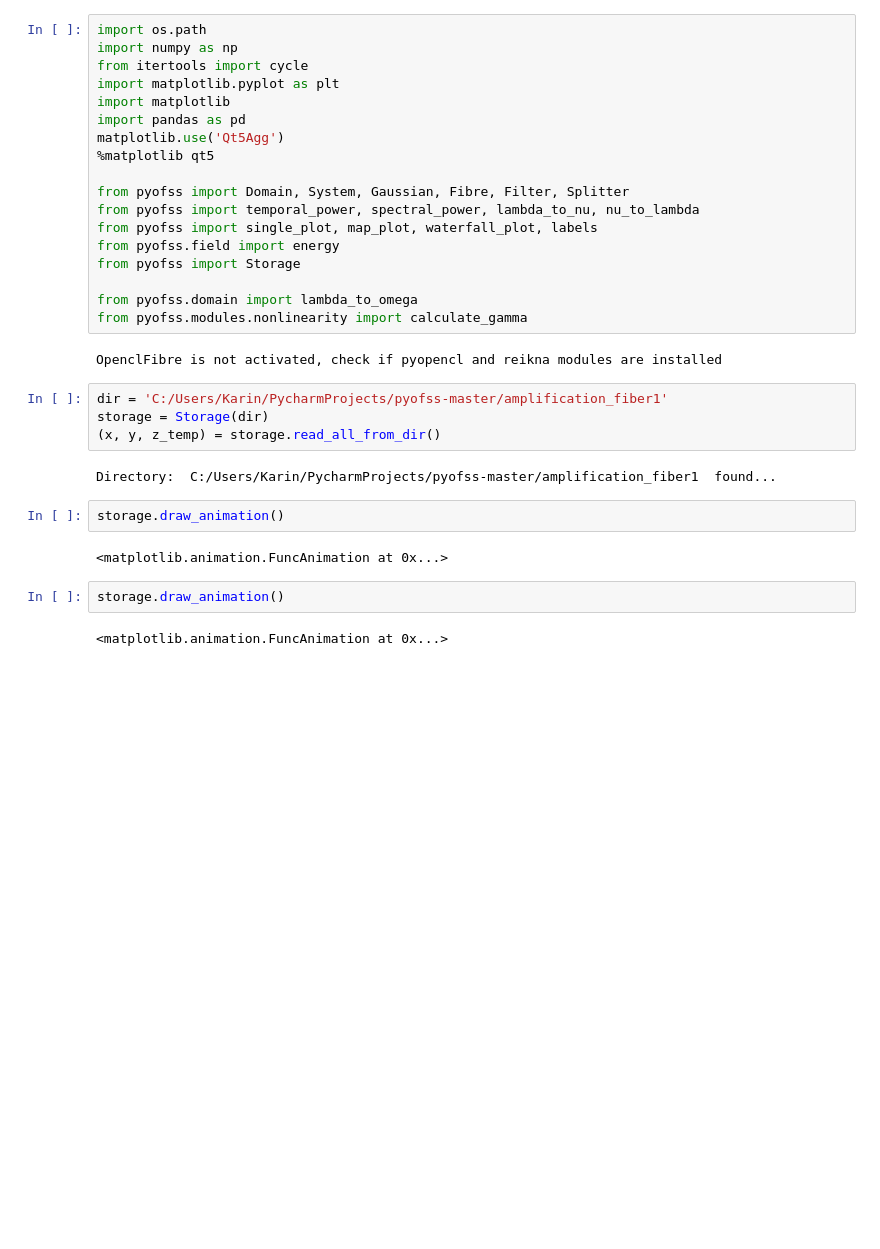
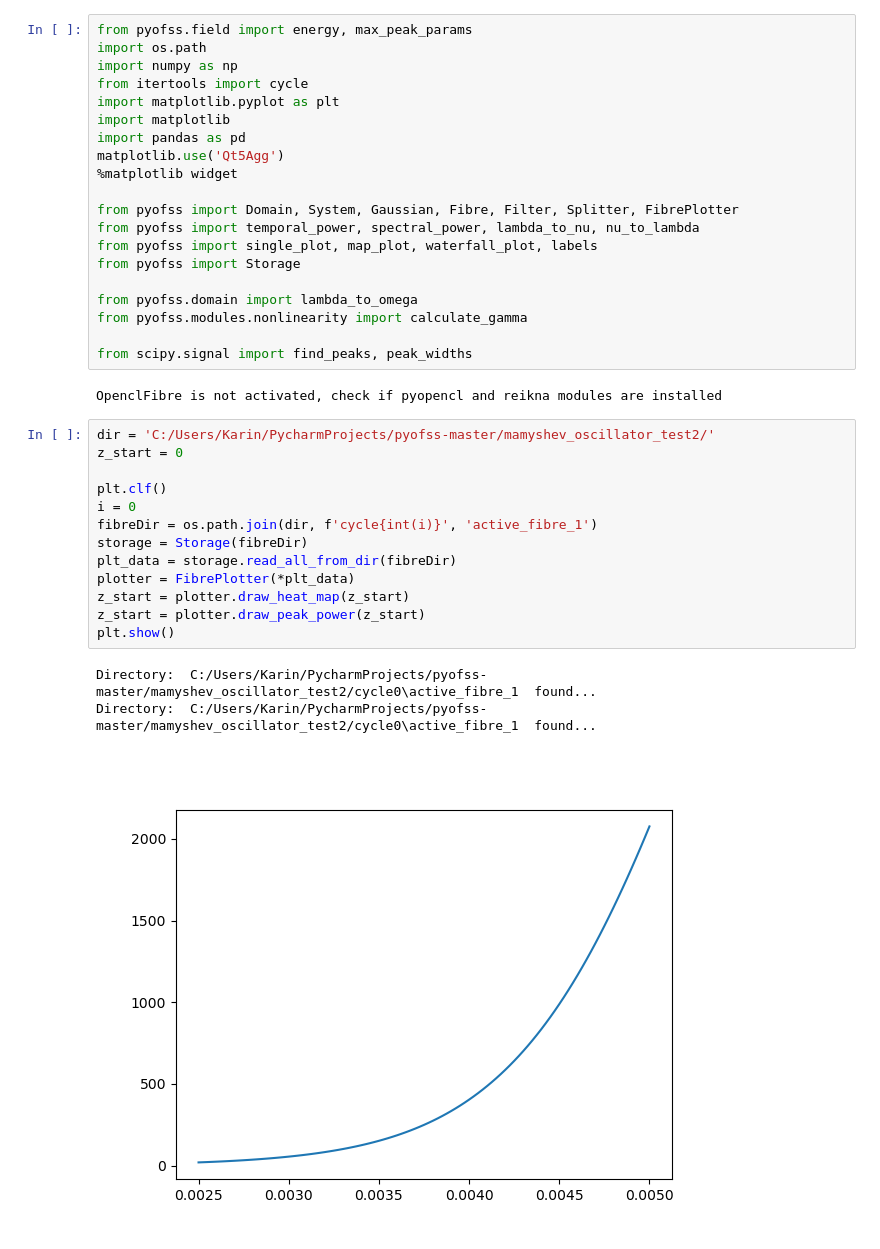
Before and after one commit to KarinaSaraeva/pyofssChanged, a Jupyter notebook: mamyshev_oscillator_read.ipynb, the cells around one changed output. Saved outputs shown, nothing was run; the diff lists cells and outputs as text; blank space fills up the shorter version.

Commit message:
Task-2.  Added FibrePlotter class. Fixed Modulation cycle.

```diff
--- a/mamyshev_oscillator_read.ipynb
+++ b/mamyshev_oscillator_read.ipynb
@@ -1,4 +1,5 @@
 # %%
+from pyofss.field import energy, max_peak_params
 import os.path
 import numpy as np
 from itertools import cycle
@@ -6,29 +7,33 @@ import matplotlib.pyplot as plt
 import matplotlib
 import pandas as pd
 matplotlib.use('Qt5Agg')
-%matplotlib qt5
+%matplotlib widget
 
-from pyofss import Domain, System, Gaussian, Fibre, Filter, Splitter
+from pyofss import Domain, System, Gaussian, Fibre, Filter, Splitter, FibrePlotter
 from pyofss import temporal_power, spectral_power, lambda_to_nu, nu_to_lambda
 from pyofss import single_plot, map_plot, waterfall_plot, labels
-from pyofss.field import energy
 from pyofss import Storage
 
 from pyofss.domain import lambda_to_omega
 from pyofss.modules.nonlinearity import calculate_gamma
+
+from scipy.signal import find_peaks, peak_widths
 # %% [output]
 OpenclFibre is not activated, check if pyopencl and reikna modules are installed
-# %%
-dir = 'C:/Users/Karin/PycharmProjects/pyofss-master/amplification_fiber1'
-storage = Storage(dir)
-(x, y, z_temp) = storage.read_all_from_dir()
-# %% [output]
-Directory:  C:/Users/Karin/PycharmProjects/pyofss-master/amplification_fiber1  found...
-# %%
-storage.draw_animation()
-# %% [output]
-<matplotlib.animation.FuncAnimation at 0x...>
-# %%
-storage.draw_animation()
-# %% [output]
-<matplotlib.animation.FuncAnimation at 0x...>
+# %%
+dir = 'C:/Users/Karin/PycharmProjects/pyofss-master/mamyshev_oscillator_test2/'
+z_start = 0
+
+plt.clf()
+i = 0
+fibreDir = os.path.join(dir, f'cycle{int(i)}', 'active_fibre_1')
+storage = Storage(fibreDir)
+plt_data = storage.read_all_from_dir(fibreDir)
+plotter = FibrePlotter(*plt_data)
+z_start = plotter.draw_heat_map(z_start)
+z_start = plotter.draw_peak_power(z_start)
+plt.show()
+# %% [output]
+Directory:  C:/Users/Karin/PycharmProjects/pyofss-master/mamyshev_oscillator_test2/cycle0\active_fibre_1  found...
+Directory:  C:/Users/Karin/PycharmProjects/pyofss-master/mamyshev_oscillator_test2/cycle0\active_fibre_1  found...
+[figure, added]
```
Also changed, not shown: parts of 1 cell of this notebook, 7 other files.
